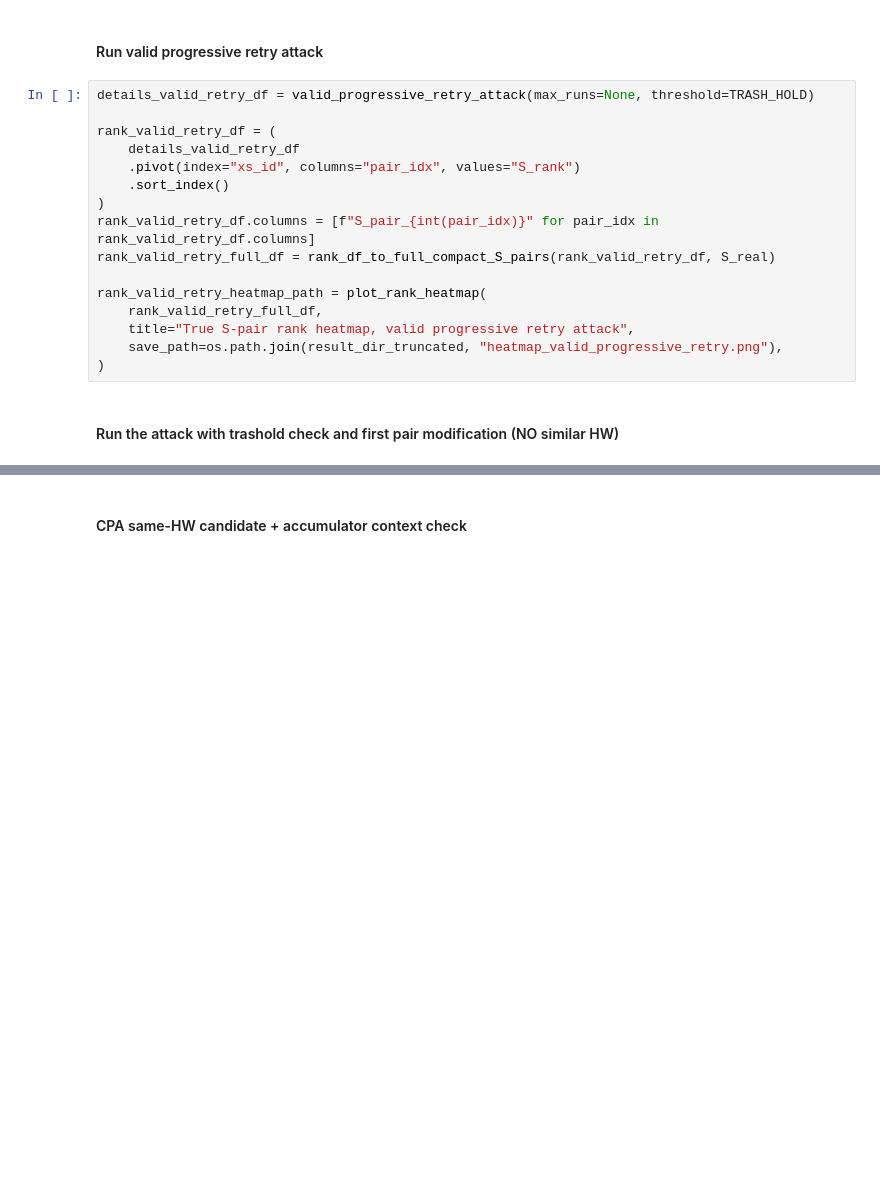
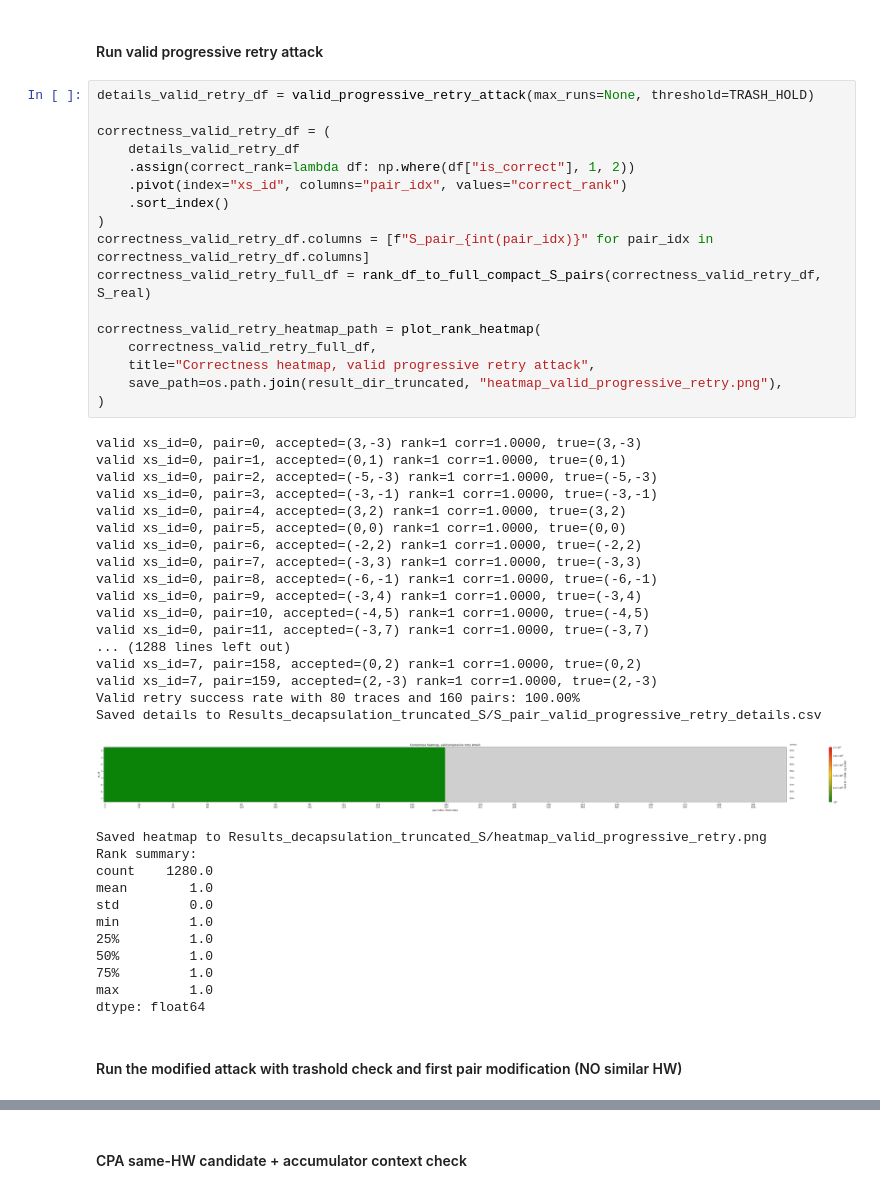
Before and after one commit to Vicentia/frodokem640_sidechannel_decapsulation, a Jupyter notebook: aes_sim_test/[ANALYSIS] Valid_VS_Altered.ipynb, the cells around one changed output, grey strips where cells are left out. Cells and saved outputs as stored; diff of their text form; blank space fills up the shorter version.

```diff
--- a/aes_sim_test/[ANALYSIS] Valid_VS_Altered.ipynb
+++ b/aes_sim_test/[ANALYSIS] Valid_VS_Altered.ipynb
@@ -1149,21 +1162,52 @@ def valid_progressive_retry_attack_for_grid(trace_count, fault_limit, threshold=
 # %%
 details_valid_retry_df = valid_progressive_retry_attack(max_runs=None, threshold=TRASH_HOLD)
 
-rank_valid_retry_df = (
+correctness_valid_retry_df = (
     details_valid_retry_df
-    .pivot(index="xs_id", columns="pair_idx", values="S_rank")
+    .assign(correct_rank=lambda df: np.where(df["is_correct"], 1, 2))
+    .pivot(index="xs_id", columns="pair_idx", values="correct_rank")
     .sort_index()
 )
-rank_valid_retry_df.columns = [f"S_pair_{int(pair_idx)}" for pair_idx in rank_valid_retry_df.columns]
-rank_valid_retry_full_df = rank_df_to_full_compact_S_pairs(rank_valid_retry_df, S_real)
+correctness_valid_retry_df.columns = [f"S_pair_{int(pair_idx)}" for pair_idx in correctness_valid_retry_df.columns]
+correctness_valid_retry_full_df = rank_df_to_full_compact_S_pairs(correctness_valid_retry_df, S_real)
 
-rank_valid_retry_heatmap_path = plot_rank_heatmap(
-    rank_valid_retry_full_df,
-    title="True S-pair rank heatmap, valid progressive retry attack",
+correctness_valid_retry_heatmap_path = plot_rank_heatmap(
+    correctness_valid_retry_full_df,
+    title="Correctness heatmap, valid progressive retry attack",
     save_path=os.path.join(result_dir_truncated, "heatmap_valid_progressive_retry.png"),
 )
+# %% [output]
+valid xs_id=0, pair=0, accepted=(3,-3) rank=1 corr=1.0000, true=(3,-3)
+valid xs_id=0, pair=1, accepted=(0,1) rank=1 corr=1.0000, true=(0,1)
+valid xs_id=0, pair=2, accepted=(-5,-3) rank=1 corr=1.0000, true=(-5,-3)
+valid xs_id=0, pair=3, accepted=(-3,-1) rank=1 corr=1.0000, true=(-3,-1)
+valid xs_id=0, pair=4, accepted=(3,2) rank=1 corr=1.0000, true=(3,2)
+valid xs_id=0, pair=5, accepted=(0,0) rank=1 corr=1.0000, true=(0,0)
+valid xs_id=0, pair=6, accepted=(-2,2) rank=1 corr=1.0000, true=(-2,2)
+valid xs_id=0, pair=7, accepted=(-3,3) rank=1 corr=1.0000, true=(-3,3)
+valid xs_id=0, pair=8, accepted=(-6,-1) rank=1 corr=1.0000, true=(-6,-1)
+valid xs_id=0, pair=9, accepted=(-3,4) rank=1 corr=1.0000, true=(-3,4)
+valid xs_id=0, pair=10, accepted=(-4,5) rank=1 corr=1.0000, true=(-4,5)
+valid xs_id=0, pair=11, accepted=(-3,7) rank=1 corr=1.0000, true=(-3,7)
+... (1288 lines left out)
+valid xs_id=7, pair=158, accepted=(0,2) rank=1 corr=1.0000, true=(0,2)
+valid xs_id=7, pair=159, accepted=(2,-3) rank=1 corr=1.0000, true=(2,-3)
+Valid retry success rate with 80 traces and 160 pairs: 100.00%
+Saved details to Results_decapsulation_truncated_S/S_pair_valid_progressive_retry_details.csv
+[figure, added]
+Saved heatmap to Results_decapsulation_truncated_S/heatmap_valid_progressive_retry.png
+Rank summary:
+count    1280.0
+mean        1.0
+std         0.0
+min         1.0
+25%         1.0
+50%         1.0
+75%         1.0
+max         1.0
+dtype: float64
 # %% [markdown]
-#### Run the attack with trashold check and first pair modification (NO similar HW)
+#### Run the modified attack with trashold check and first pair modification (NO similar HW)
 # %%
 def combined_modified_base_attack(
     xs_ids=range(8),
```
Also changed, not shown: parts of 25 cells of this notebook, 17 other files.
